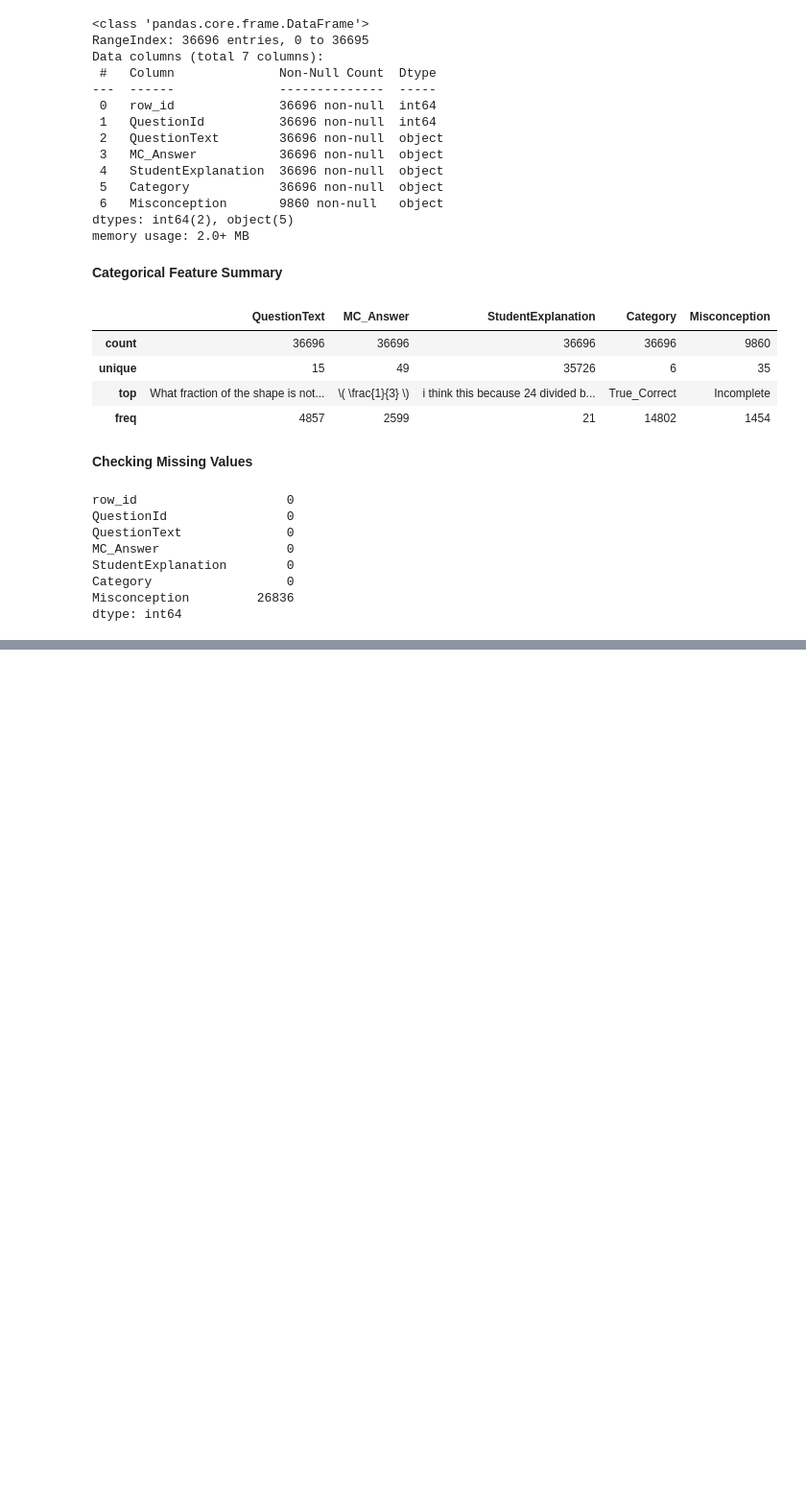
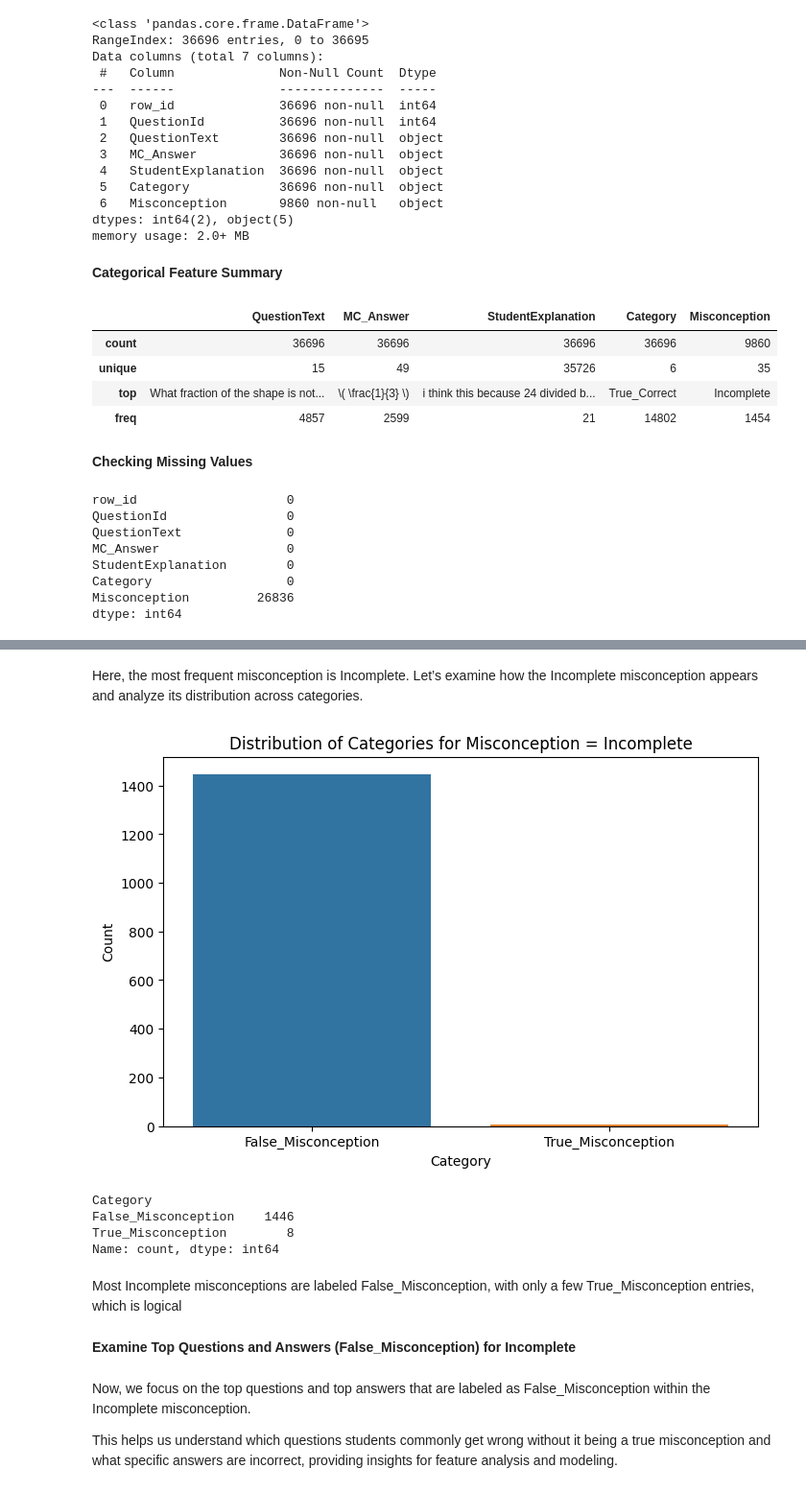
Before and after one commit to assil-barhoumi/Math_misconceptions_prediction, a Jupyter notebook: student-math-misunderstandings.ipynb, the cells around one changed output, grey strips where cells are left out. Shown at 96% size. Drawn from its saved outputs; the diff is of its cells as text; code cells hidden in the pictures; blank space fills up the shorter version.

```diff
--- a/student-math-misunderstandings.ipynb
+++ b/student-math-misunderstandings.ipynb
@@ -81,0 +101,31 @@ dtype: int64
+# %% [markdown]
+Here, the most frequent misconception is Incomplete. Let’s examine how the Incomplete misconception appears and analyze its distribution across categories.
+# %%
+incomplete = train[train["Misconception"] == "Incomplete"]
+
+plt.figure(figsize=(8,5))
+sns.countplot(x=incomplete["Category"], order=incomplete["Category"].value_counts().index)
+plt.title("Distribution of Categories for Misconception = Incomplete")
+plt.xlabel("Category")
+plt.ylabel("Count")
+plt.show()
+# %% [output]
+[figure, added]
+# %%
+incomplete = train[train["Misconception"] == "Incomplete"]
+
+category_counts = incomplete["Category"].value_counts()
+print(category_counts)
+# %% [output]
+Category
+False_Misconception    1446
+True_Misconception        8
+Name: count, dtype: int64
+# %% [markdown]
+Most Incomplete misconceptions are labeled False_Misconception, with only a few True_Misconception entries, which is logical
+# %% [markdown]
+**Examine Top Questions and Answers (False_Misconception) for Incomplete**
+# %% [markdown]
+Now, we focus on the top questions and top answers that are labeled as False_Misconception within the Incomplete misconception.
+
+This helps us understand which questions students commonly get wrong without it being a true misconception and what specific answers are incorrect, providing insights for feature analysis and modeling.
```
Also changed, not shown: parts of 7 cells of this notebook.
